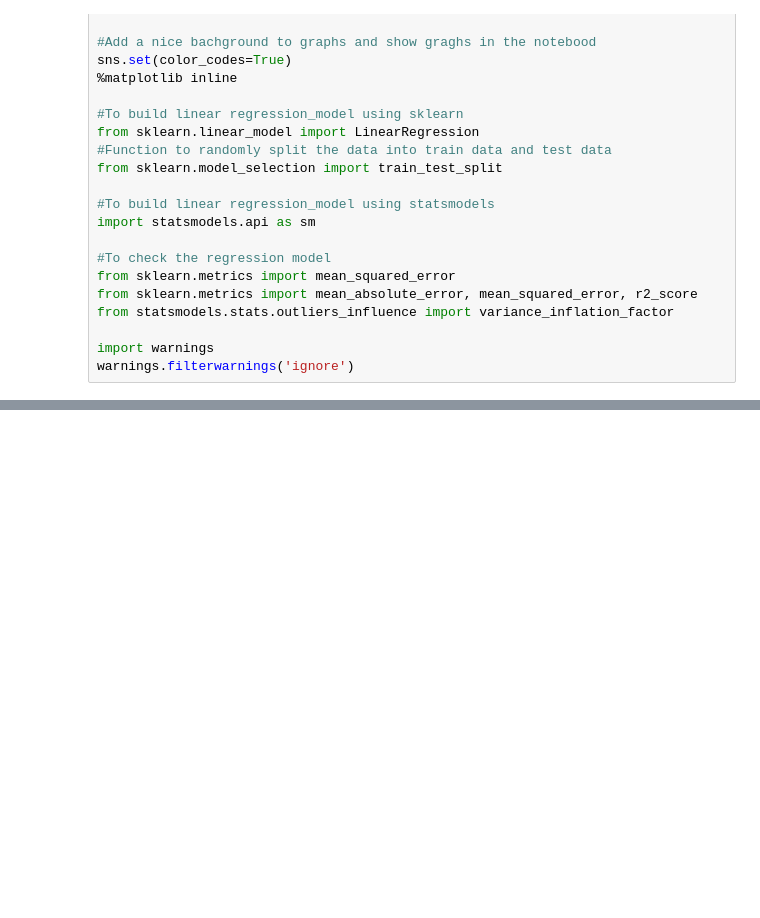
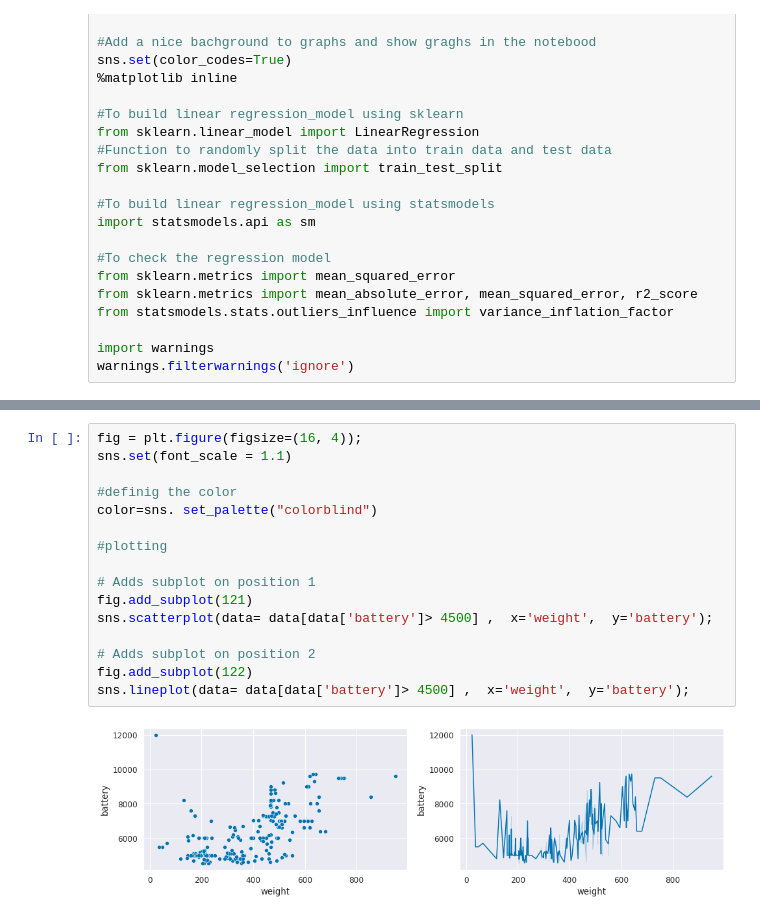
Before and after one commit to Ayda-Darvishan/ML-Regression-Model--AWS, a Jupyter notebook: AWS-NoteBook.ipynb, the cells around one changed output, grey strips where cells are left out. Saved outputs shown, nothing was run; the diff lists cells and outputs as text; blank space fills up the shorter version.

```diff
--- a/AWS-NoteBook.ipynb
+++ b/AWS-NoteBook.ipynb
@@ -43,0 +252,18 @@ warnings.filterwarnings('ignore')
+# %%
+fig = plt.figure(figsize=(16, 4));
+sns.set(font_scale = 1.1)
+
+#definig the color
+color=sns. set_palette("colorblind")
+
+#plotting
+
+# Adds subplot on position 1
+fig.add_subplot(121)
+sns.scatterplot(data= data[data['battery']> 4500] ,  x='weight',  y='battery');
+
+# Adds subplot on position 2
+fig.add_subplot(122)
+sns.lineplot(data= data[data['battery']> 4500] ,  x='weight',  y='battery');
+# %% [output]
+[figure, added]
```
Also changed, not shown: parts of 42 cells of this notebook.
